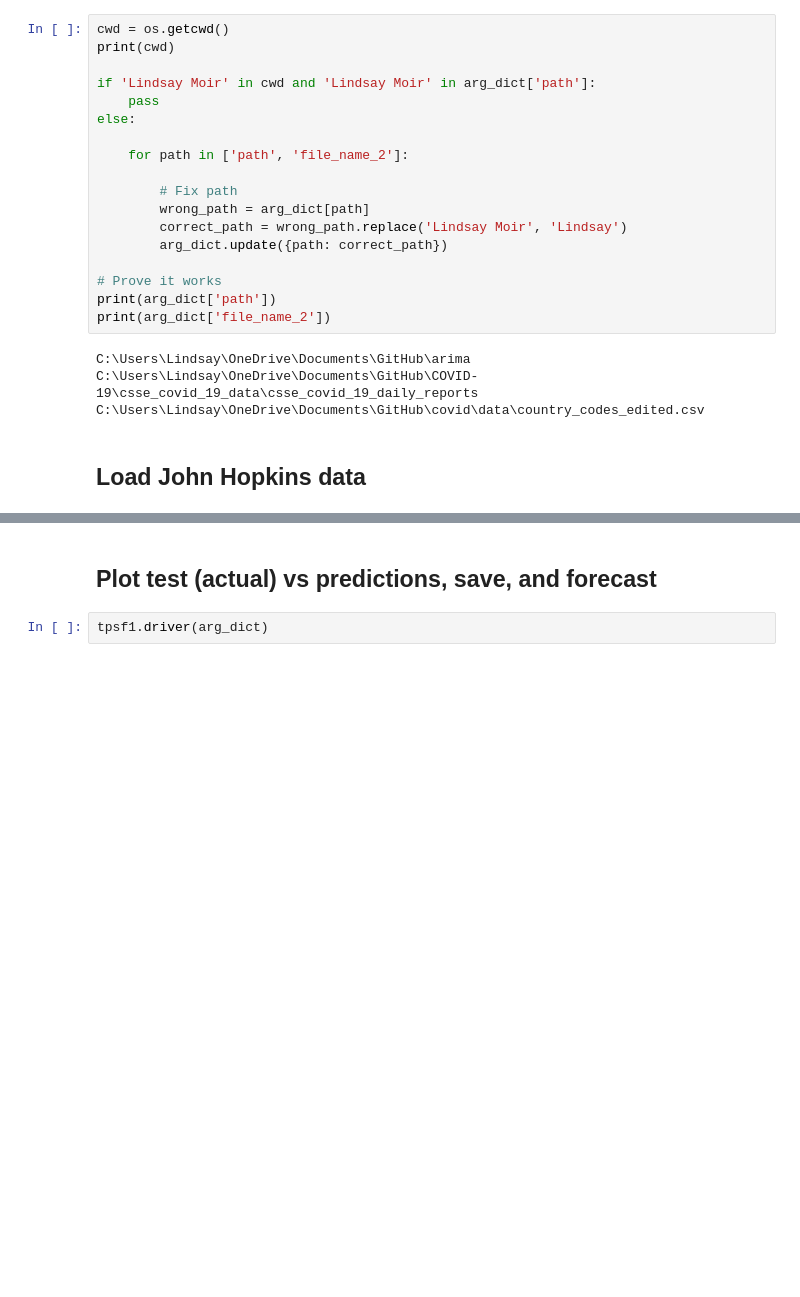
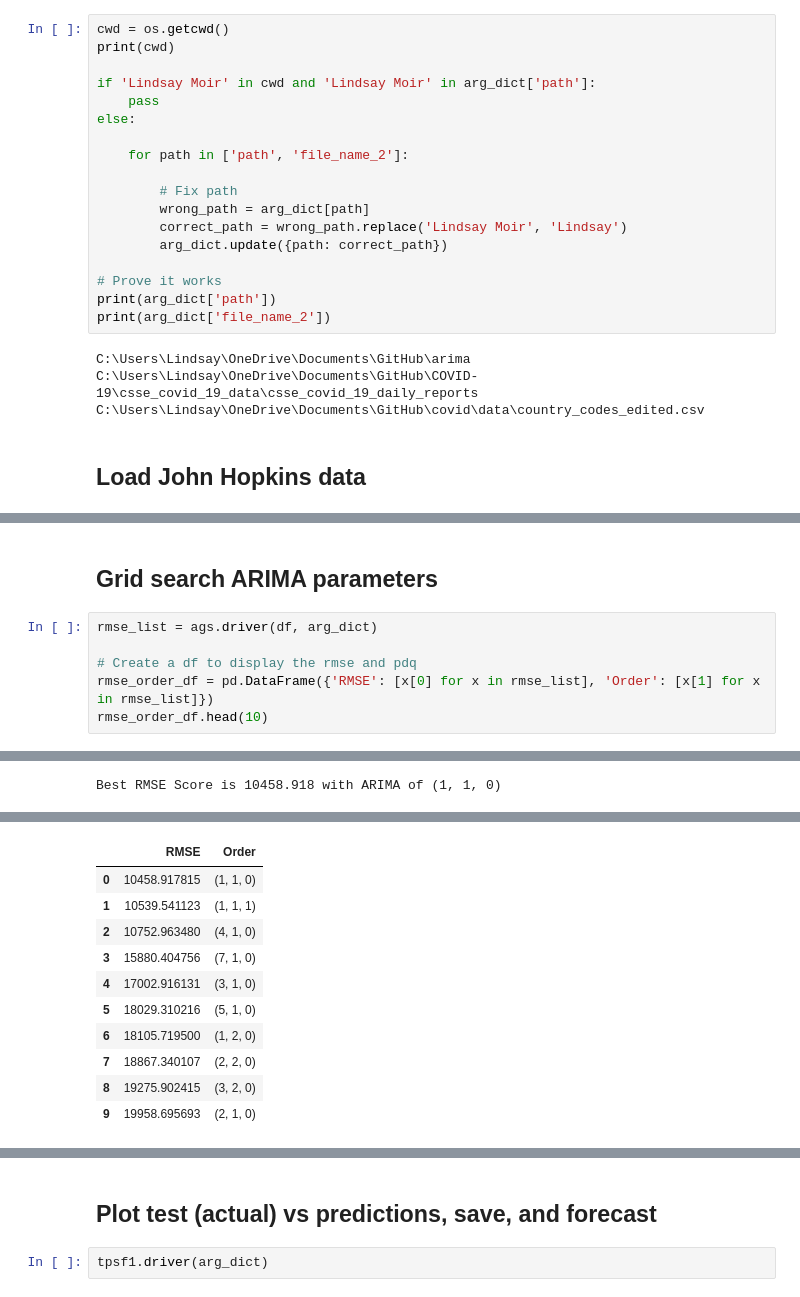
Before and after one commit to LindsayMoir/arima, a Jupyter notebook: arima_driver.ipynb, the cells around one changed output, grey strips where cells are left out. Drawn from its saved outputs; the diff is of its cells as text; blank space fills up the shorter version.

```diff
--- a/arima_driver.ipynb
+++ b/arima_driver.ipynb
@@ -76,0 +108,9 @@ C:\Users\Lindsay\OneDrive\Documents\GitHub\covid\data\country_codes_edited.csv
+# %% [markdown]
+## Grid search ARIMA parameters
+# %%
+rmse_list = ags.driver(df, arg_dict)
+
+# Create a df to display the rmse and pdq
+rmse_order_df = pd.DataFrame({'RMSE': [x[0] for x in rmse_list], 'Order': [x[1] for x in rmse_list]})
+rmse_order_df.head(10)
+# %% [output]
@@ -76,0 +124 @@ C:\Users\Lindsay\OneDrive\Documents\GitHub\covid\data\country_codes_edited.csv
+Best RMSE Score is 10458.918 with ARIMA of (1, 1, 0)
@@ -76,0 +127,11 @@ C:\Users\Lindsay\OneDrive\Documents\GitHub\covid\data\country_codes_edited.csv
+|  | RMSE | Order |
+| 0 | 10458.917815 | (1, 1, 0) |
+| 1 | 10539.541123 | (1, 1, 1) |
+| 2 | 10752.963480 | (4, 1, 0) |
+| 3 | 15880.404756 | (7, 1, 0) |
+| 4 | 17002.916131 | (3, 1, 0) |
+| 5 | 18029.310216 | (5, 1, 0) |
+| 6 | 18105.719500 | (1, 2, 0) |
+| 7 | 18867.340107 | (2, 2, 0) |
+| 8 | 19275.902415 | (3, 2, 0) |
+| 9 | 19958.695693 | (2, 1, 0) |
```
Also changed, not shown: parts of 13 cells of this notebook, 8 other files.
